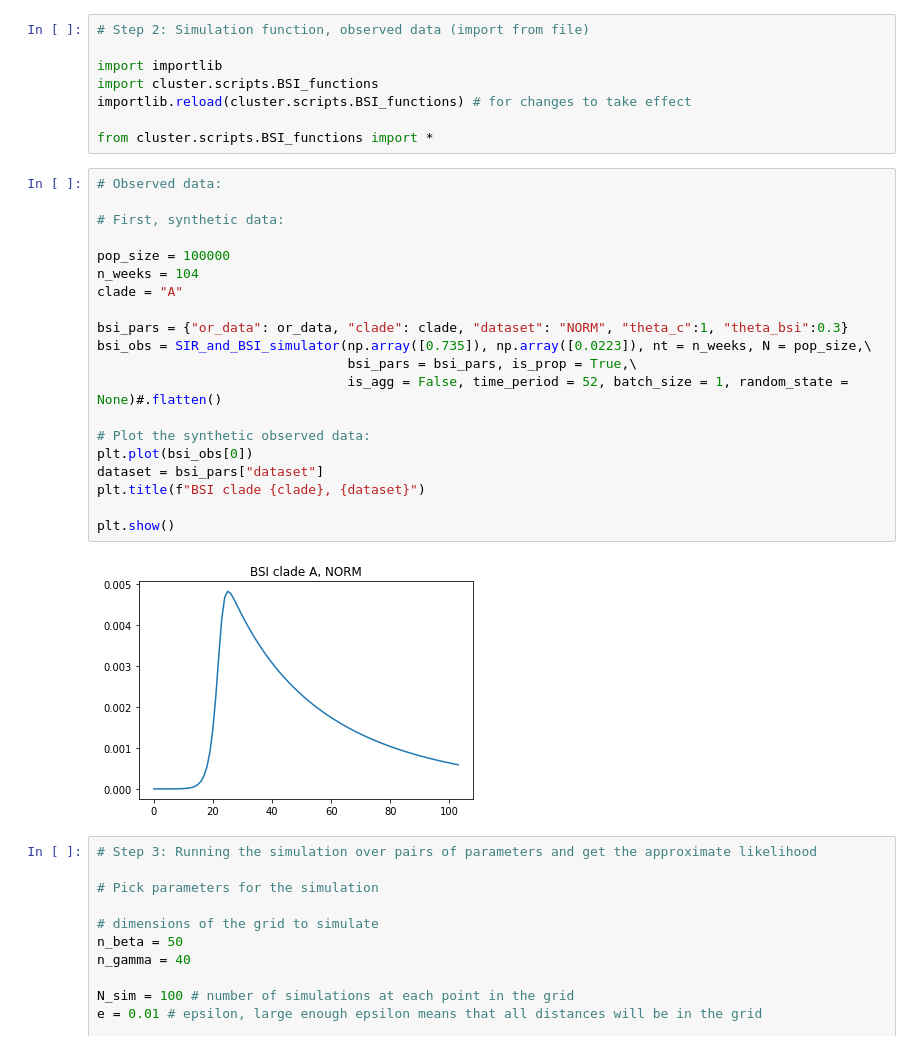
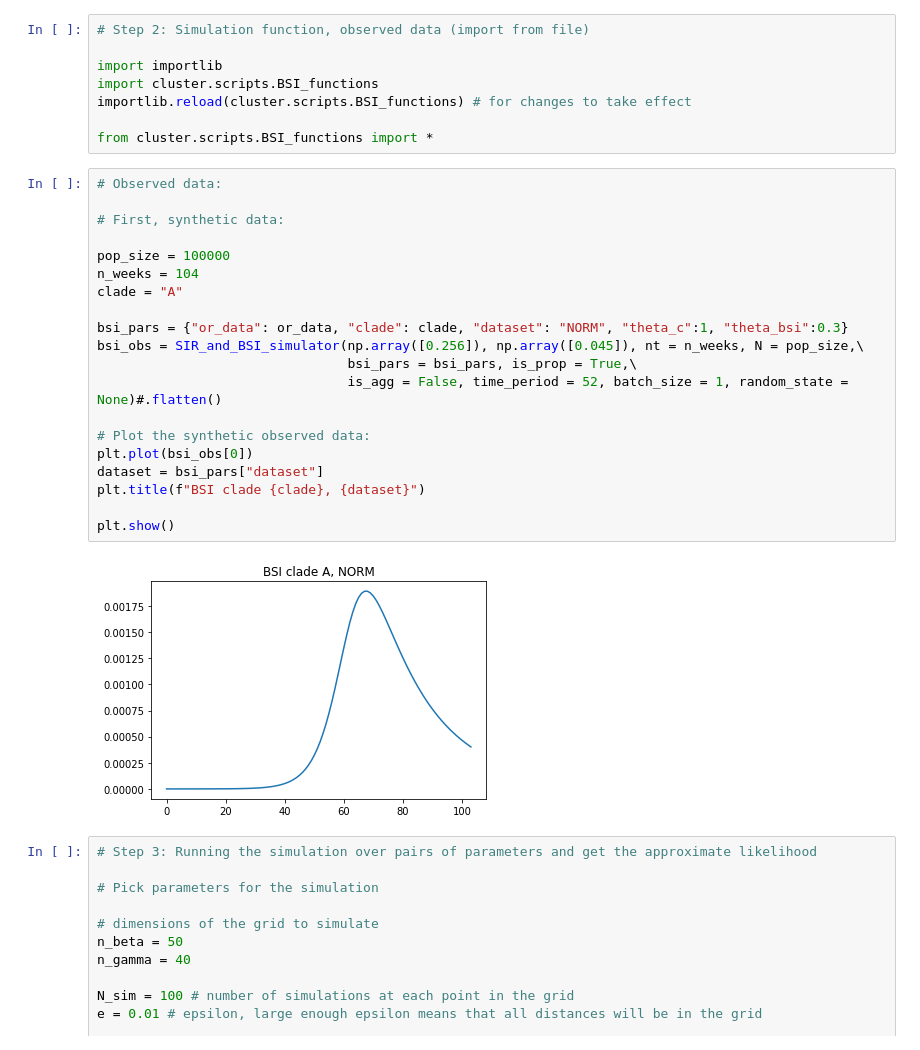
Before and after one commit to fanoja/Ecoli-R0, a Jupyter notebook: SIR simulation grid.ipynb, the cells around one changed output. Saved outputs shown, nothing was run; the diff lists cells and outputs as text.

```diff
--- a/SIR simulation grid.ipynb
+++ b/SIR simulation grid.ipynb
@@ -116,25 +116,25 @@ from cluster.scripts.BSI_functions import *
 # %%
 # Observed data:
 
 # First, synthetic data:
 
 pop_size = 100000
 n_weeks = 104
 clade = "A"
 
 bsi_pars = {"or_data": or_data, "clade": clade, "dataset": "NORM", "theta_c":1, "theta_bsi":0.3}
-bsi_obs = SIR_and_BSI_simulator(np.array([0.735]), np.array([0.0223]), nt = n_weeks, N = pop_size,\
+bsi_obs = SIR_and_BSI_simulator(np.array([0.256]), np.array([0.045]), nt = n_weeks, N = pop_size,\
                                 bsi_pars = bsi_pars, is_prop = True,\
                                 is_agg = False, time_period = 52, batch_size = 1, random_state = None)#.flatten()
 
 # Plot the synthetic observed data:
 plt.plot(bsi_obs[0])
 dataset = bsi_pars["dataset"]
 plt.title(f"BSI clade {clade}, {dataset}")
 
 plt.show()
 # %% [output]
-[figure, old version]
+[figure, new version]
 # %%
 # Step 3: Running the simulation over pairs of parameters and get the approximate likelihood
 
```
Also changed, not shown: parts of 6 cells of this notebook.
